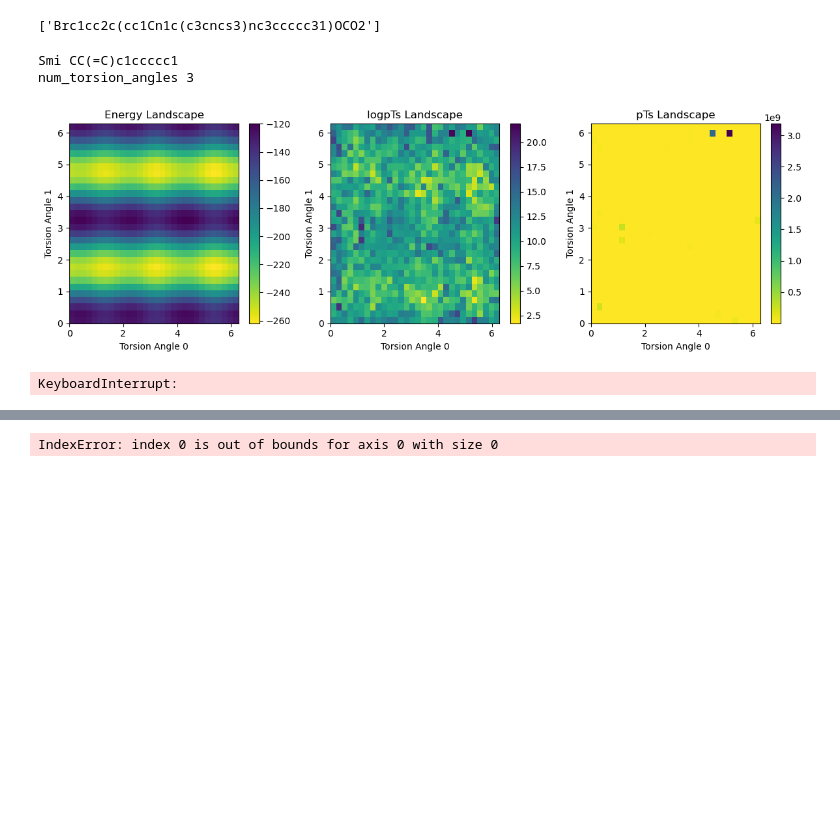
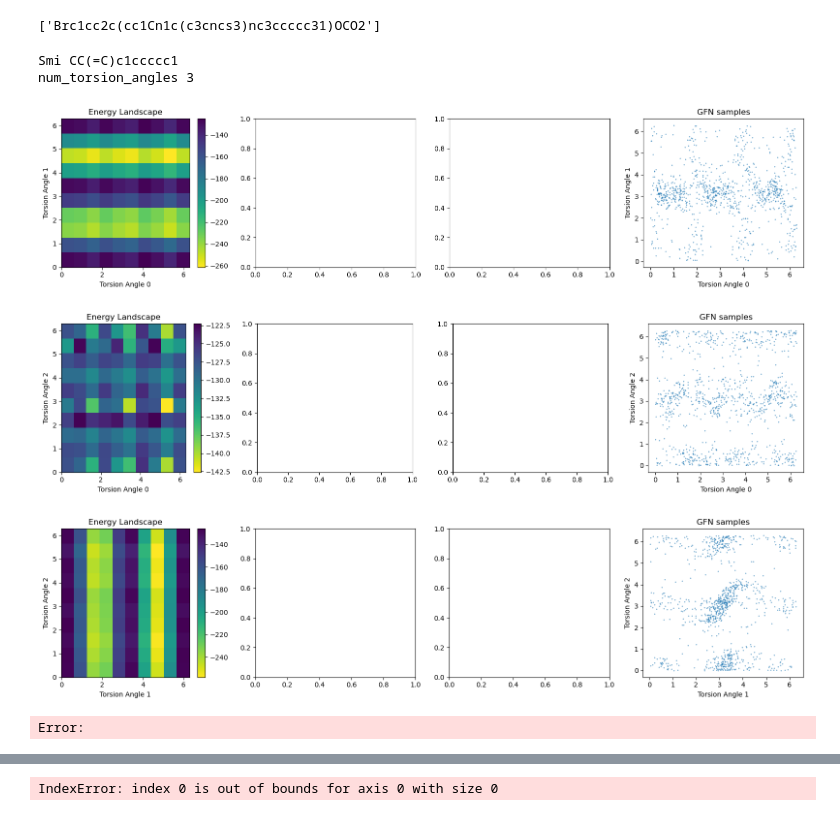
Before and after one commit to LenaNehale/torsional-diffusion, a Jupyter notebook: playground.ipynb, the cells around one changed output, grey strips where cells are left out. Cells and saved outputs as stored; diff of their text form; code cells hidden in the pictures; blank space fills up the shorter version.

Commit message:
plot samples from gfn + correct bug of RMSD (thank you Sasha&Alex for spotting it!)

```diff
--- a/playground.ipynb
+++ b/playground.ipynb
@@ -256,7 +257,7 @@ train_mode = 'diffusion'
 from gflownet.make_eval_plots import *
 
 
-exp_path = f"{train_mode}_{energy_fn}_{seed}_limit_train_mols_{limit_train_mols}_p_replay_{p_replay}_p_expl_{p_expl}_diffusion_steps_{diffusion_steps}_max_n_local_structures_{max_n_local_structures}"
+exp_path = f"{train_mode}_{energy_fn}_{seed}_limit_train_mols_{limit_train_mols}_p_replay_{p_replay}_p_expl_{p_expl}_diffusion_steps_{diffusion_steps}_max_n_local_structures_{max_n_local_structures}_use_synthetic_aug_{use_synthetic_aug}"
 if limit_train_mols == 1 :
     exp_path += f"_smi_{smis[0]}"
 model = load_model(exp_path, device)
@@ -280,10 +281,10 @@ smis
 # Visualize the logpTs landscape vs the ground truth energy for a molecule with 2 torsion angles
 import itertools
 steps = 20
-num_points = 30
-num_trajs = 64
-get_pt = True
-plot_sampled_confs = False
+num_points = 10
+num_trajs = 16
+get_pt = False
+plot_sampled_confs = True
 init_positions_path = "/home/mila/l/lena-nehale.ezzine/ai4mols/torsional-diffusion/data/md_trajs_dict.pkl"
 if get_pt == False:
     model = None
@@ -296,42 +297,47 @@ for smi in smis:
         energy_landscape, logpTs = get_2dheatmap_array_and_pt(data, model, sigma_min, sigma_max,  steps, device, num_points, ix0 = ix0, ix1 = ix1, energy_fn = energy_fn, ode = False, num_trajs = num_trajs, T = T  , get_pt = get_pt)
         energy_landscape = np.array(energy_landscape)
         energy_landscape[energy_landscape > - logrew_clamp] = - logrew_clamp
-        fig, ax = plt.subplots(1, 3, figsize=(12, 4))
+        fig, ax = plt.subplots(1, 4, figsize=(16, 4))
 
         # Plot energy landscape
         #ax[0].imshow( 100 * np.log(np.array(energy_landscape).transpose()), extent=[0, 2 * np.pi, 0, 2 * np.pi], origin='lower', aspect='auto', cmap='viridis_r')
         ax[0].imshow(  - np.array(energy_landscape).transpose() / T, extent=[0, 2 * np.pi, 0, 2 * np.pi], origin='lower', aspect='auto', cmap='viridis_r', vmin=  - np.max(energy_landscape) / T, vmax=  - np.min(energy_landscape) / T)
         ax[0].set_title('Energy Landscape')
         ax[0].set_xlabel(f'Torsion Angle {ix0}')
         ax[0].set_ylabel(f'Torsion Angle {ix1}')
         fig.colorbar(ax[0].images[0], ax=ax[0], orientation='vertical')
 
         if get_pt:
         # Plot logpTs
             ax[1].imshow(np.array(logpTs).transpose(), extent=[0, 2 * np.pi, 0, 2 * np.pi], origin='lower', aspect='auto', cmap='viridis_r', vmin=np.min(logpTs), vmax=np.max(logpTs))
             ax[1].set_title('logpTs Landscape')
             ax[1].set_xlabel(f'Torsion Angle {ix0}')
             ax[1].set_ylabel(f'Torsion Angle {ix1}')
             fig.colorbar(ax[1].images[0], ax=ax[1], orientation='vertical')
 
         # Plot pTs
             ax[2].imshow(np.exp(np.array(logpTs).transpose()), extent=[0, 2 * np.pi, 0, 2 * np.pi], origin='lower', aspect='auto', cmap='viridis_r', vmin=np.exp(np.min(logpTs)), vmax=np.exp(np.max(logpTs)))
             ax[2].set_title('pTs Landscape')
             ax[2].set_xlabel(f'Torsion Angle {ix0}')
             ax[2].set_ylabel(f'Torsion Angle {ix1}')
             fig.colorbar(ax[2].images[0], ax=ax[2], orientation='vertical')
 
         if plot_sampled_confs:
-            pass
+            ax[3].scatter(generated_stuff['tas'][smi][:,ix0], generated_stuff['tas'][smi][:,ix1], s = .25)
+            ax[3].set_title('GFN samples')
+            ax[3].set_xlabel(f'Torsion Angle {ix0}')
+            ax[3].set_ylabel(f'Torsion Angle {ix1}')
 
 
         plt.tight_layout()
         plt.show()
 # %% [output]
 Smi CC(=C)c1ccccc1
 num_torsion_angles 3
-[figure, old version]
+[figure, new version]
+[figure, added]
+[figure, added]
-KeyboardInterrupt:
+Error:
 # %%
 gt_data = make_dataset_from_smi(['CC(=C)c1ccccc1'], init_positions_path=init_positions_path , n_local_structures = 1, max_n_local_structures=1)[0][0]
 synthetic_data = make_synthetic_data(gt_data)
```
Also changed, not shown: parts of 2 cells of this notebook, 3 other files.
